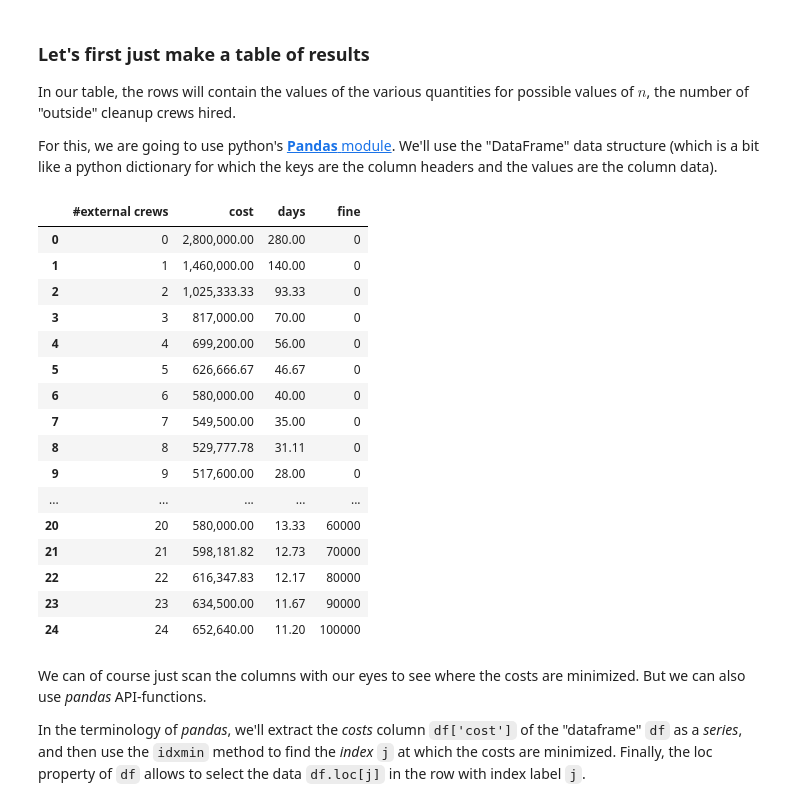
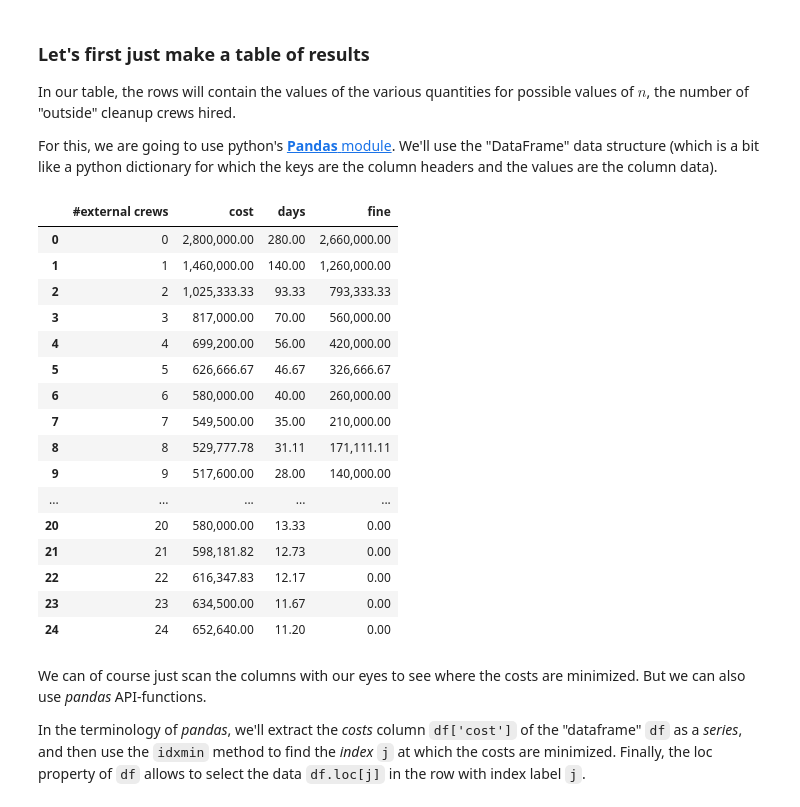
Before and after one commit to gmcninch-tufts/math87-lecture-notebooks, a Jupyter notebook: 01--optimization.ipynb, the cells around one changed output. Cells and saved outputs as stored; diff of their text form; code cells hidden in the pictures.

```diff
--- a/01--optimization.ipynb
+++ b/01--optimization.ipynb
@@ -178,41 +178,41 @@ pd.set_option('display.float_format', lambda x: "{:,.2f}".format(x))
 # %%
 # define an instance of the OilSpillCleanup class, with the default arguments.
 c = OilSpillCleanup()
 
 # and define a function of two arguments:
 # c, a class of type OilSpillCleanup, and
 # crew_range, a list of integers, to be used as the "number of external crews hired"
 #             crew_range defaults to the list [0,1,...,24]
 #
 def oil_spill_costs(c, crew_range=range(0,25)):
     return pd.DataFrame(
             {'#external crews'      : crew_range,
              'cost'   : map( lambda n: c.cost(n) , crew_range),
              'days'   : map( lambda n: c.time(n) , crew_range),
-             'fine'   : map( lambda n: c.fine(n) , crew_range)
+             'fine'   : map( lambda n: c.fine(c.time(n)) , crew_range)
             },
             index=crew_range)
 
 
 oil_spill_costs(c)  ## Compute use the *default* parameter values.
 # %% [output]
 |  | #external crews | cost | days | fine |
-| 0 | 0 | 2,800,000.00 | 280.00 | 0 |
-| 1 | 1 | 1,460,000.00 | 140.00 | 0 |
-| 2 | 2 | 1,025,333.33 | 93.33 | 0 |
-| 3 | 3 | 817,000.00 | 70.00 | 0 |
-| 4 | 4 | 699,200.00 | 56.00 | 0 |
-| 5 | 5 | 626,666.67 | 46.67 | 0 |
-| 6 | 6 | 580,000.00 | 40.00 | 0 |
-| 7 | 7 | 549,500.00 | 35.00 | 0 |
-| 8 | 8 | 529,777.78 | 31.11 | 0 |
-| 9 | 9 | 517,600.00 | 28.00 | 0 |
+| 0 | 0 | 2,800,000.00 | 280.00 | 2,660,000.00 |
+| 1 | 1 | 1,460,000.00 | 140.00 | 1,260,000.00 |
+| 2 | 2 | 1,025,333.33 | 93.33 | 793,333.33 |
+| 3 | 3 | 817,000.00 | 70.00 | 560,000.00 |
+| 4 | 4 | 699,200.00 | 56.00 | 420,000.00 |
+| 5 | 5 | 626,666.67 | 46.67 | 326,666.67 |
+| 6 | 6 | 580,000.00 | 40.00 | 260,000.00 |
+| 7 | 7 | 549,500.00 | 35.00 | 210,000.00 |
+| 8 | 8 | 529,777.78 | 31.11 | 171,111.11 |
+| 9 | 9 | 517,600.00 | 28.00 | 140,000.00 |
 | ... | ... | ... | ... | ... |
-| 20 | 20 | 580,000.00 | 13.33 | 60000 |
-| 21 | 21 | 598,181.82 | 12.73 | 70000 |
-| 22 | 22 | 616,347.83 | 12.17 | 80000 |
-| 23 | 23 | 634,500.00 | 11.67 | 90000 |
-| 24 | 24 | 652,640.00 | 11.20 | 100000 |
+| 20 | 20 | 580,000.00 | 13.33 | 0.00 |
+| 21 | 21 | 598,181.82 | 12.73 | 0.00 |
+| 22 | 22 | 616,347.83 | 12.17 | 0.00 |
+| 23 | 23 | 634,500.00 | 11.67 | 0.00 |
+| 24 | 24 | 652,640.00 | 11.20 | 0.00 |
 # %% [markdown]
 We can of course just scan the columns with our eyes to see where the costs are minimized. But we can also use *pandas* API-functions.
 
```
Also changed, not shown: parts of 4 cells of this notebook, 2 other files.
